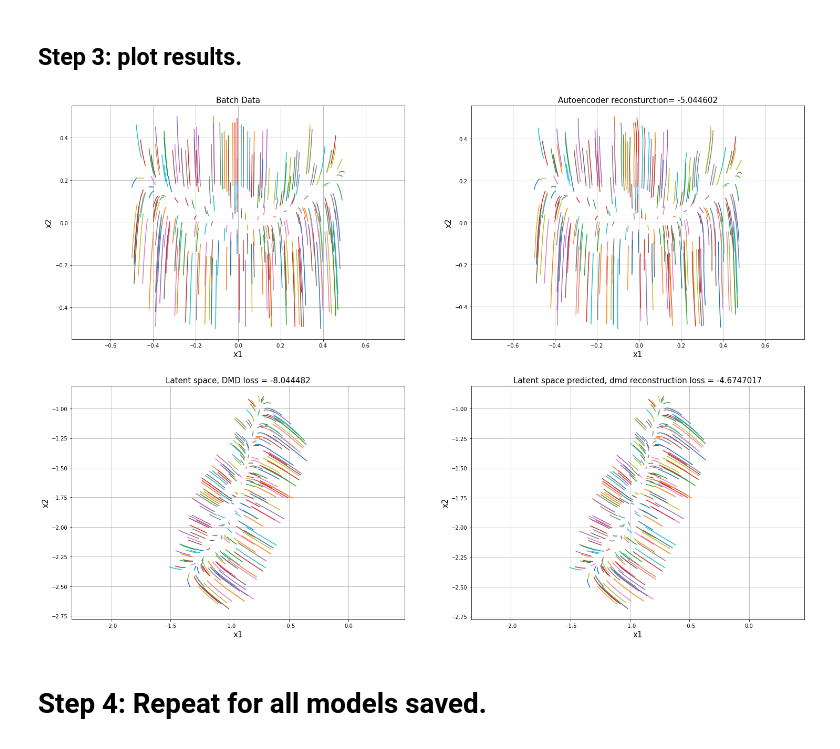
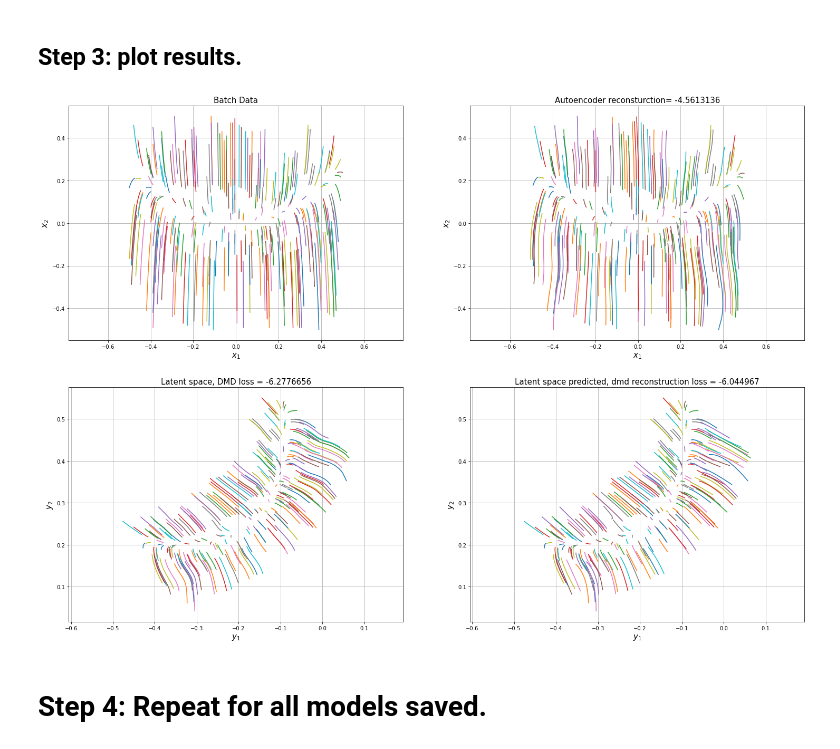
Before and after one commit to opaliss/dmd_autoencoder, a Jupyter notebook: compare_full_machine_results_ex1.ipynb, the cells around one changed output. Cells and saved outputs as stored; diff of their text form; code cells hidden in the pictures.

```diff
--- a/compare_full_machine_results_ex1.ipynb
+++ b/compare_full_machine_results_ex1.ipynb
@@ -64,11 +58,12 @@ plt.show()
 # %%
 # Network Hyper Parameters
 hyp_params = dict()
-hyp_params['num_t_steps'] = 251
-hyp_params['num_phys_dims'] = 2
+hyp_params['num_t_steps'] = 51
+hyp_params['phys_dim'] = 2
 hyp_params['num_init_conds'] = 10000
 hyp_params['batch_size'] = 256 # MAJOR PARAMETER CHOICE
 hyp_params['num_epochs'] = 200  # MAJOR PARAMETER CHOICE
+hyp_params["window_size"] = None
 
 # Encoding/Decoding Layer Parameters
 hyp_params['num_en_layers'] = 4 # MAJOR PARAMETER CHOICE
@@ -107,0 +81,2 @@ Pred Loss on input dataset 51 timesteps=  -3.914222059606749
+# %%
+myMachine = DMDMachine(hyp_params)
@@ -108,4 +110,4 @@ Pred Loss on input dataset 51 timesteps=  -3.914222059606749
 # %%
-myMachine.autoencoder = keras.models.load_model("my_model_ex1_oct21", compile=False)
+myMachine.autoencoder = keras.models.load_model("models/my_model_Ex1_oct22", compile=False)
 # %%
-test_run = myMachine(random_batch1)
+test_run = myMachine(random_batch)
@@ -112,8 +133,8 @@ test_run = myMachine(random_batch1)
 # %% [markdown]
 ## Step 3: plot results.
 # %%
-new_plot_model(test_run, random_batch1)
+new_plot_model(test_run, random_batch)
 # %% [output]
-[figure, old version]
+[figure, new version]
 # %% [markdown]
 # Step 4: Repeat for all models saved.
```
Also changed, not shown: parts of 23 cells of this notebook, 6 other files.
